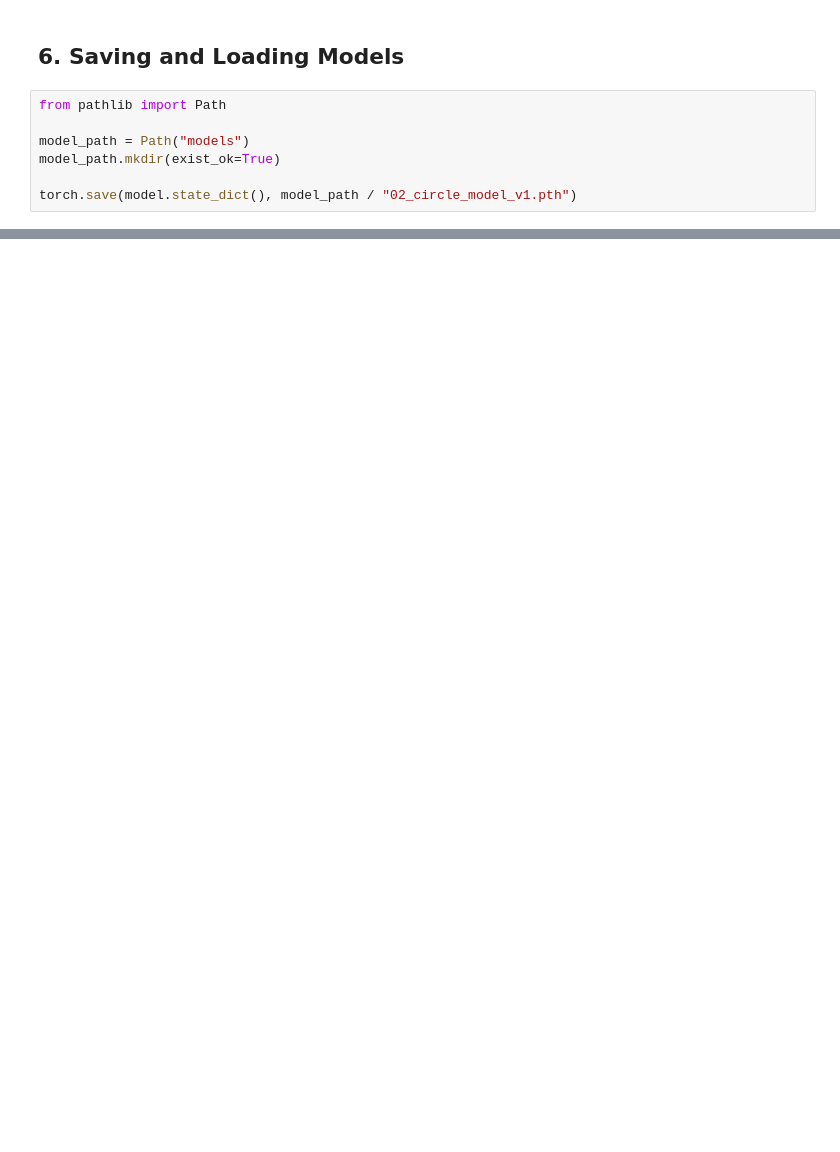
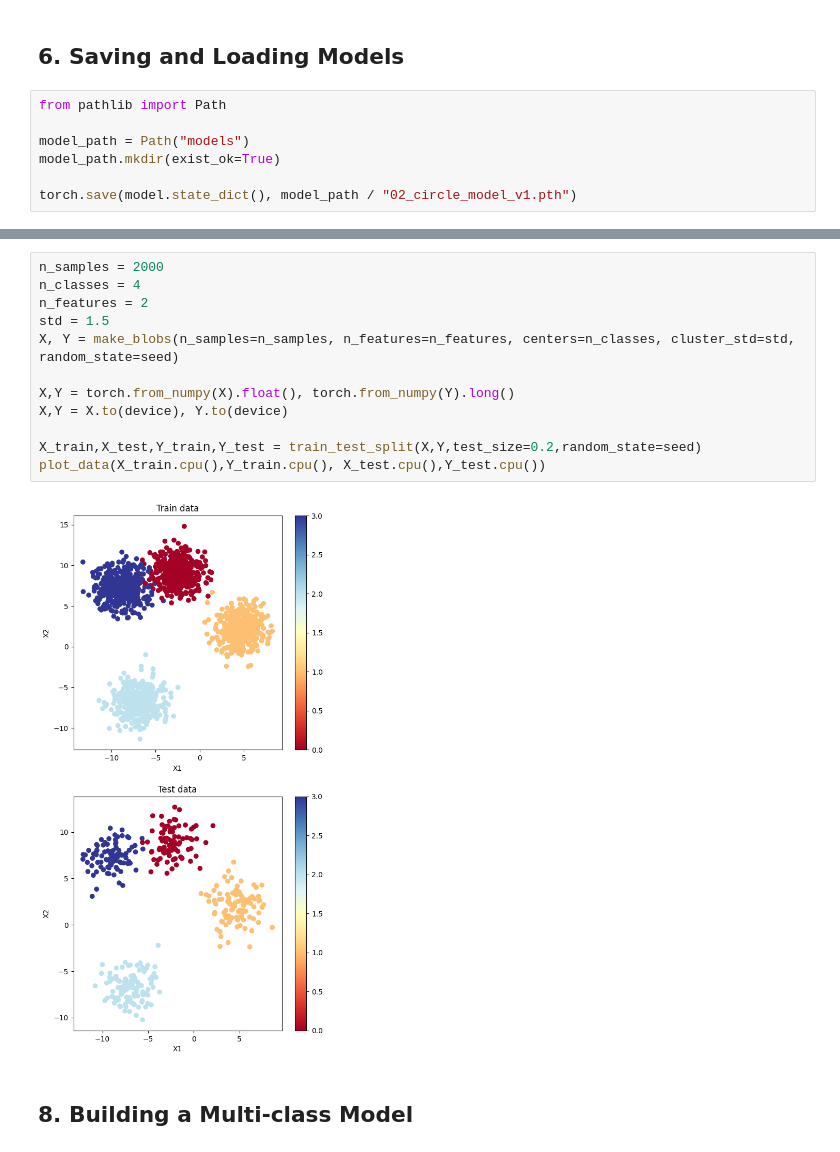
Before and after one commit to Adi-UA/pytorch-course, a Jupyter notebook: 02_pytorch_classification.ipynb, the cells around one changed output, grey strips where cells are left out. Saved outputs shown, nothing was run; the diff lists cells and outputs as text; blank space fills up the shorter version.

```diff
--- a/02_pytorch_classification.ipynb
+++ b/02_pytorch_classification.ipynb
@@ -410,0 +474,16 @@ plot_data(
+# %%
+n_samples = 2000
+n_classes = 4
+n_features = 2
+std = 1.5
+X, Y = make_blobs(n_samples=n_samples, n_features=n_features, centers=n_classes, cluster_std=std, random_state=seed)
+
+X,Y = torch.from_numpy(X).float(), torch.from_numpy(Y).long()
+X,Y = X.to(device), Y.to(device)
+
+X_train,X_test,Y_train,Y_test = train_test_split(X,Y,test_size=0.2,random_state=seed)
+plot_data(X_train.cpu(),Y_train.cpu(), X_test.cpu(),Y_test.cpu())
+# %% [output]
+[figure, added]
+# %% [markdown]
+## 8. Building a Multi-class Model
```
Also changed, not shown: parts of 14 cells of this notebook, 1 other file.
